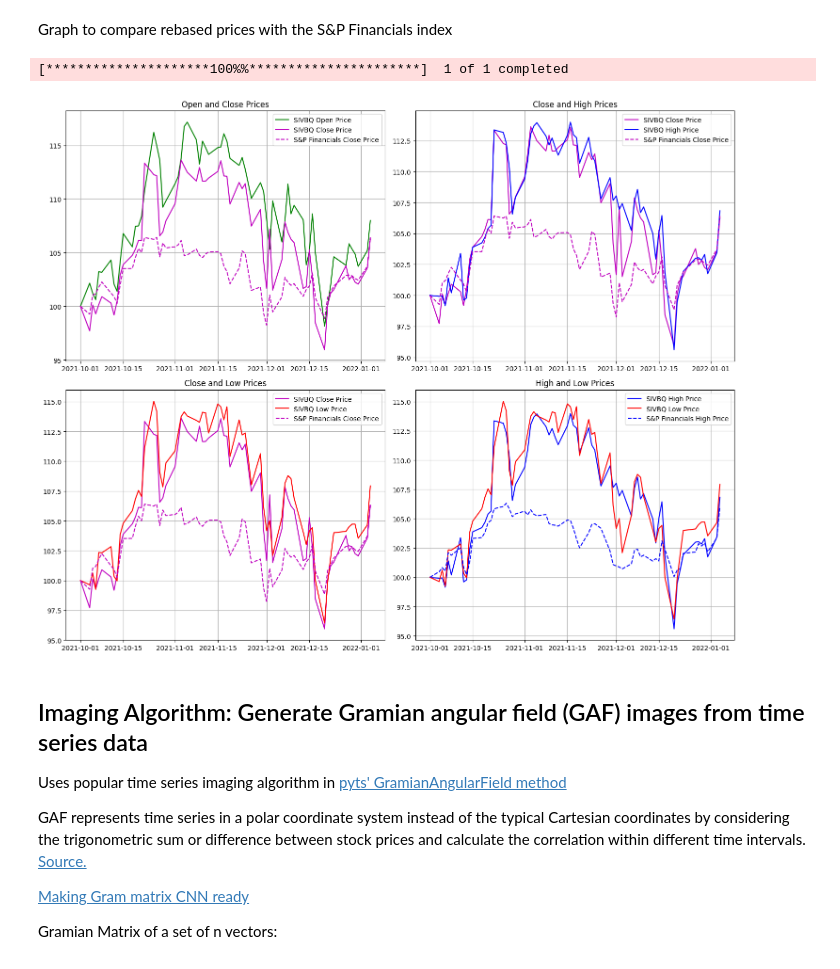
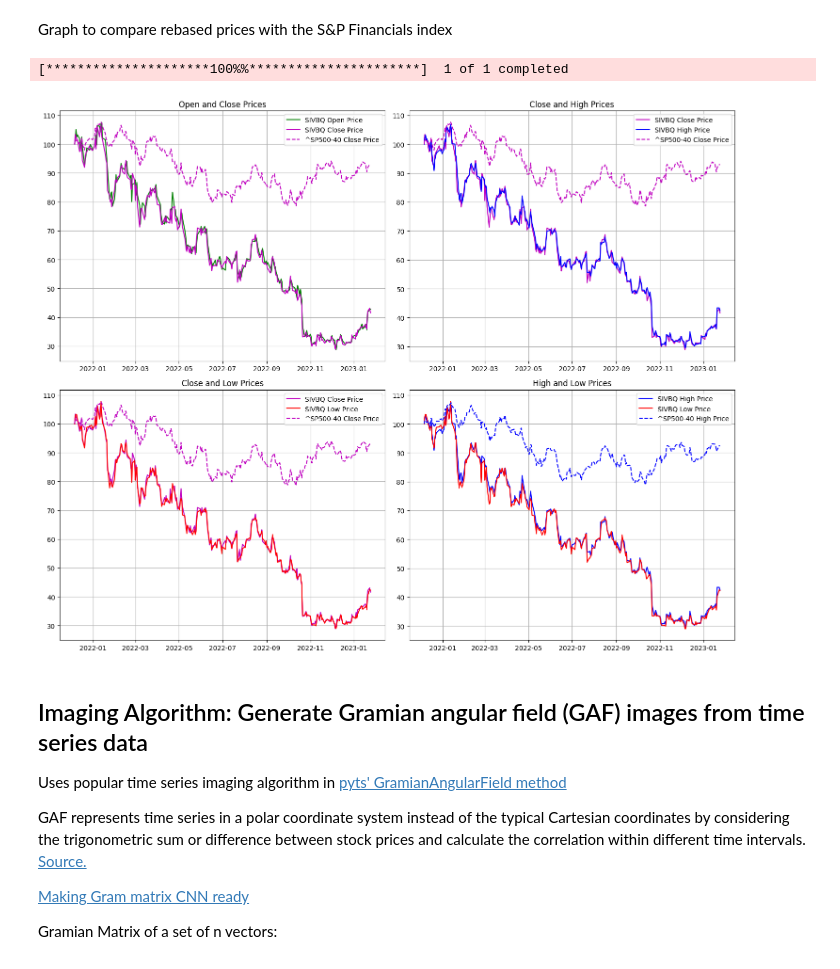
Before and after one commit to sergiosolorzano/financial-asset-gap-risk-nn-prediction, a Jupyter notebook: CNN-share-price-prediction/X-Channel-Images-Project/project_2_channel.ipynb, the cells around one changed output. Cells and saved outputs as stored; diff of their text form; code cells hidden in the pictures.

```diff
--- a/CNN-share-price-prediction/X-Channel-Images-Project/project_2_channel.ipynb
+++ b/CNN-share-price-prediction/X-Channel-Images-Project/project_2_channel.ipynb
@@ -168,54 +130,10 @@ day count 95 days 00:00:00
 # %% [markdown]
 Graph to compare rebased prices with the S&P Financials index
-# %%
-sp_financials_ticker = '^SP500-40'
-sp_financials_data = yf.download(sp_financials_ticker, start=start_date, end=end_date, interval='1d')
-
-stock_data = dataset.dropna()
-sp_financials_data = sp_financials_data.dropna()
-
-stock_data = stock_data[stock_data.index <= end_date]
-sp_financials_data = sp_financials_data[sp_financials_data.index <= end_date]
-
-#rebase
-stock_rebased = stock_data / stock_data.iloc[0] * 100
-sp_financials_rebased = sp_financials_data / sp_financials_data.iloc[0] * 100
-
-fig, axs = plt.subplots(2, 2, figsize=(15, 12))
-
-axs[0, 0].plot(stock_rebased.index, stock_rebased['Open'], label=f'{ticker} Open Price', color='g')
-axs[0, 0].plot(stock_rebased.index, stock_rebased['Close'], label=f'{ticker} Close Price', color='m')
-axs[0, 0].plot(sp_financials_rebased.index, sp_financials_rebased['Close'], label='S&P Financials Close Price', color='m', linestyle='--')
-axs[0, 0].set_title('Open and Close Prices')
-axs[0, 0].legend()
-axs[0, 0].grid(True)
-
-axs[0, 1].plot(stock_rebased.index, stock_rebased['Close'], label=f'{ticker} Close Price', color='m')
-axs[0, 1].plot(stock_rebased.index, stock_rebased['High'], label=f'{ticker} High Price', color='b')
-axs[0, 1].plot(sp_financials_rebased.index, sp_financials_rebased['Close'], label='S&P Financials Close Price', color='m', linestyle='--')
-axs[0, 1].set_title('Close and High Prices')
-axs[0, 1].legend()
-axs[0, 1].grid(True)
-
-axs[1, 0].plot(stock_rebased.index, stock_rebased['Close'], label=f'{ticker} Close Price', color='m')
-axs[1, 0].plot(stock_rebased.index, stock_rebased['Low'], label=f'{ticker} Low Price', color='r')
-axs[1, 0].plot(sp_financials_rebased.index, sp_financials_rebased['Close'], label='S&P Financials Close Price', color='m', linestyle='--')
-axs[1, 0].set_title('Close and Low Prices')
-axs[1, 0].legend()
-axs[1, 0].grid(True)
-
-axs[1, 1].plot(stock_rebased.index, stock_rebased['High'], label=f'{ticker} High Price', color='b')
-axs[1, 1].plot(stock_rebased.index, stock_rebased['Low'], label=f'{ticker} Low Price', color='r')
-axs[1, 1].plot(sp_financials_rebased.index, sp_financials_rebased['High'], label='S&P Financials High Price', color='b', linestyle='--')
-axs[1, 1].set_title('High and Low Prices')
-axs[1, 1].legend()
-axs[1, 1].grid(True)
-
-plt.tight_layout()
-plt.show()
-# %% [output]
-[*********************100%%**********************]  1 of 1 completed
-[figure, removed]
+# %%
+compare_stocks(index_ticker,train_stock_ticker,stock_dataset_df, start_date, end_date)
+# %% [output]
+[*********************100%%**********************]  1 of 1 completed
+[figure, added]
 # %% [markdown]
 ## Imaging Algorithm: Generate Gramian angular field (GAF) images from time series data
 Uses popular time series imaging algorithm in [pyts' GramianAngularField method](https://pyts.readthedocs.io/en/stable/auto_examples/image/plot_single_gaf.html)
```
Also changed, not shown: parts of 41 cells of this notebook, 13 other files.
